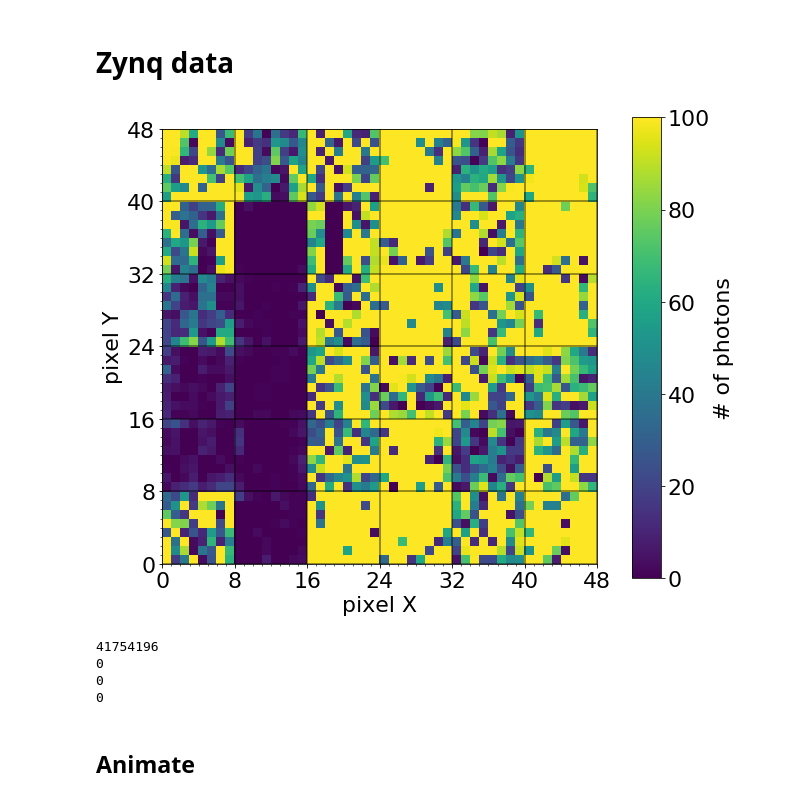
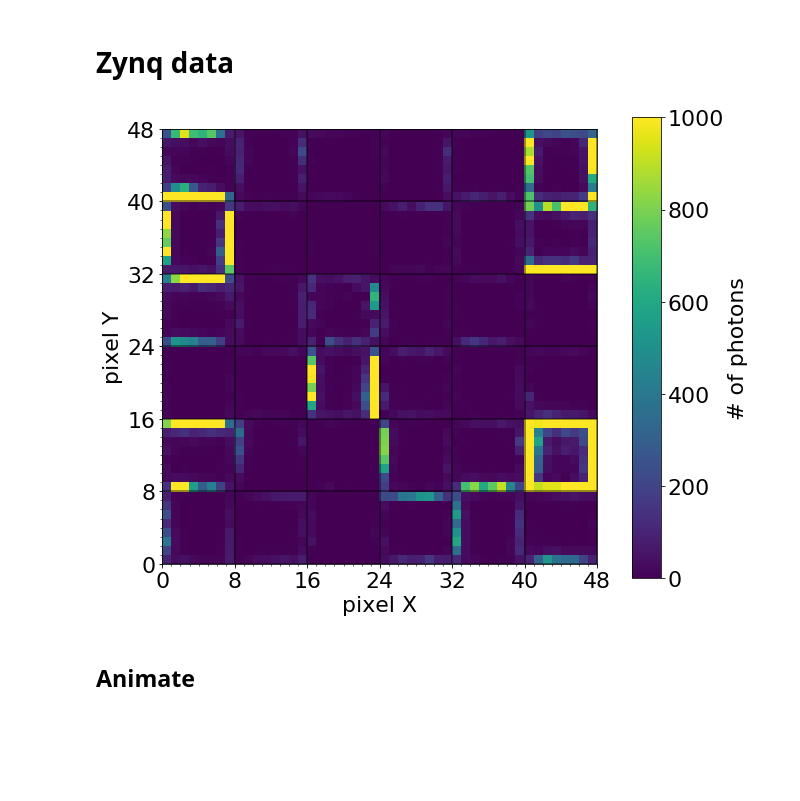
Before and after one commit to cescalara/euso_tools, a Jupyter notebook: data_visualisation/cpu_data_visualisation.ipynb, the cells around one changed output. Saved outputs shown, nothing was run; the diff lists cells and outputs as text; code cells hidden in the pictures; blank space fills up the shorter version.

```diff
--- a/data_visualisation/cpu_data_visualisation.ipynb
+++ b/data_visualisation/cpu_data_visualisation.ipynb
@@ -11,10 +11,12 @@ from raw_data_vis import *
 # %% [markdown]
 # S-curve
 # %%
-filepath = "/Users/fran/Dropbox/EUSO/CPU/data_format/30112017/test_files/"
-sc_filename = filepath + "CPU_RUN_SC__2017_12_13__19_18_33__3600.dat"
+filepath = "/Users/fran/Desktop/"
+#filepath = "/Users/fran/Dropbox/EUSO/CPU/tor_vergata_dec2017/16122017/cleanroom_16122017/"
+sc_filename = filepath + "CPU_RUN_SC__2017_12_16__17_08_50__3850.dat"
 with DataVis(sc_filename) as FileVis:
-    sc_dac = 8 * 90
+    sc_dac = 8 * 62
+    max_y = 100000
     FileVis.plot_sc_1d()
     FileVis.plot_sc_2d(sc_dac)
     FileVis.plot_sc_3d()
@@ -25,23 +27,23 @@ with DataVis(sc_filename) as FileVis:
 # %% [markdown]
 # Zynq data
 # %%
-filepath = "/Users/fran/Dropbox/EUSO/CPU/data_format/30112017/test_files/"
-filename = filepath + "CPU_RUN_MAIN__2017_12_13__19_45_29_dv_3600_hvdac_720_morelight.dat"
+filepath = "/Users/fran/Dropbox/EUSO/CPU/tor_vergata_dec2017/15122017/cleanroom_15122017/"
+filename = filepath + "CPU_RUN_MAIN__2017_12_15__16_58_33.dat"
 
 with DataVis(filename) as FileVis:
     FileVis.cpu_packet_num = 0
     FileVis.trig_packet_num = 0
 
-    data_level = 1
-    gtu_num = 100
+    data_level = 3
+    gtu_num = 0
     #gtu_range = 120
-    max_counts = 100# no threshold
-    #min_counts = 30
+    max_counts = 1000# no threshold
+    #min_counts = 10000
     FileVis.plot_pdm(data_level, gtu_num, max_counts)
     #plt.title('mask data')
     #plt.savefig('/Users/fran/Desktop/mask.png', bbox_inches = 'tight', transparent = True)
 # %% [output]
-[figure, old version]
+[figure, new version]
 # %%
 filepath = "/Users/fran/Dropbox/EUSO/CPU/tests_in_stockholm/"
 filename = filepath + "CPU_RUN_MAIN__2017_10_30__17_55_33.dat"
@@ -55,11 +57,6 @@ with DataVis(filename) as FileVis:
     print FileVis.zynq_timestamp_l1
     print FileVis.zynq_timestamp_l2
     print FileVis.zynq_timestamp_l3
-# %% [output]
-41754196
-0
-0
-0
 # %% [markdown]
 ## Animate
 # %%
```
Also changed, not shown: parts of 3 cells of this notebook, 6 other files.
